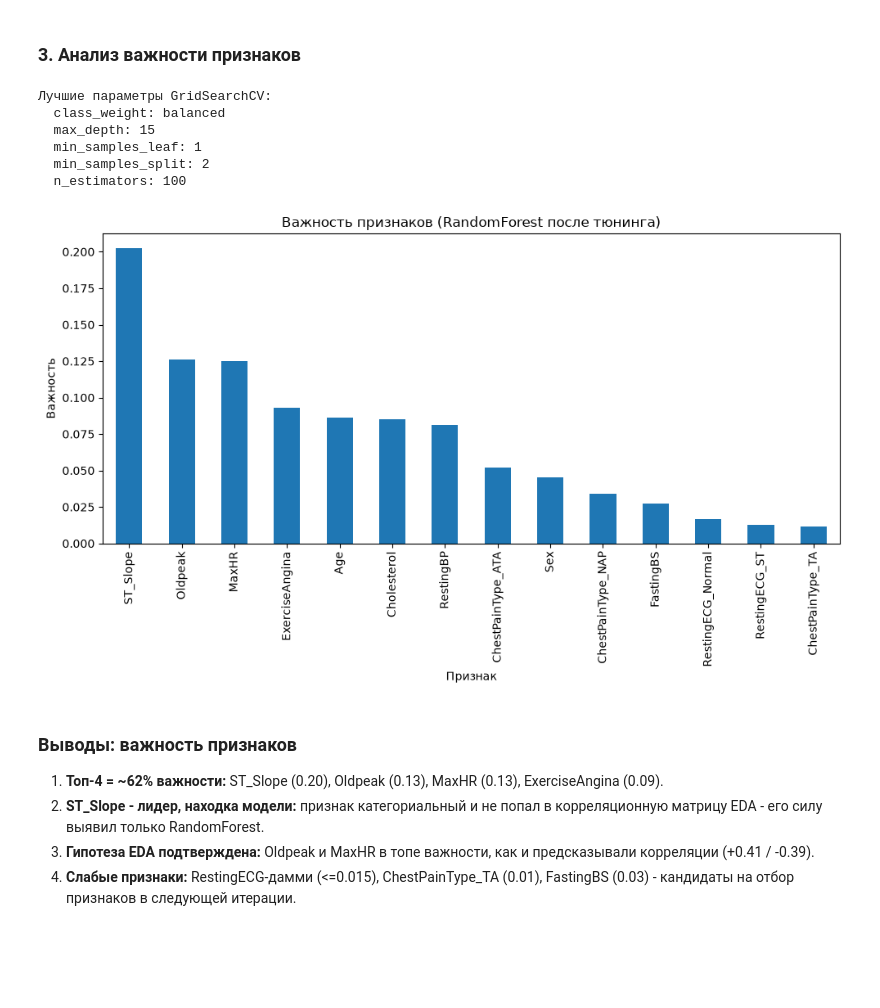
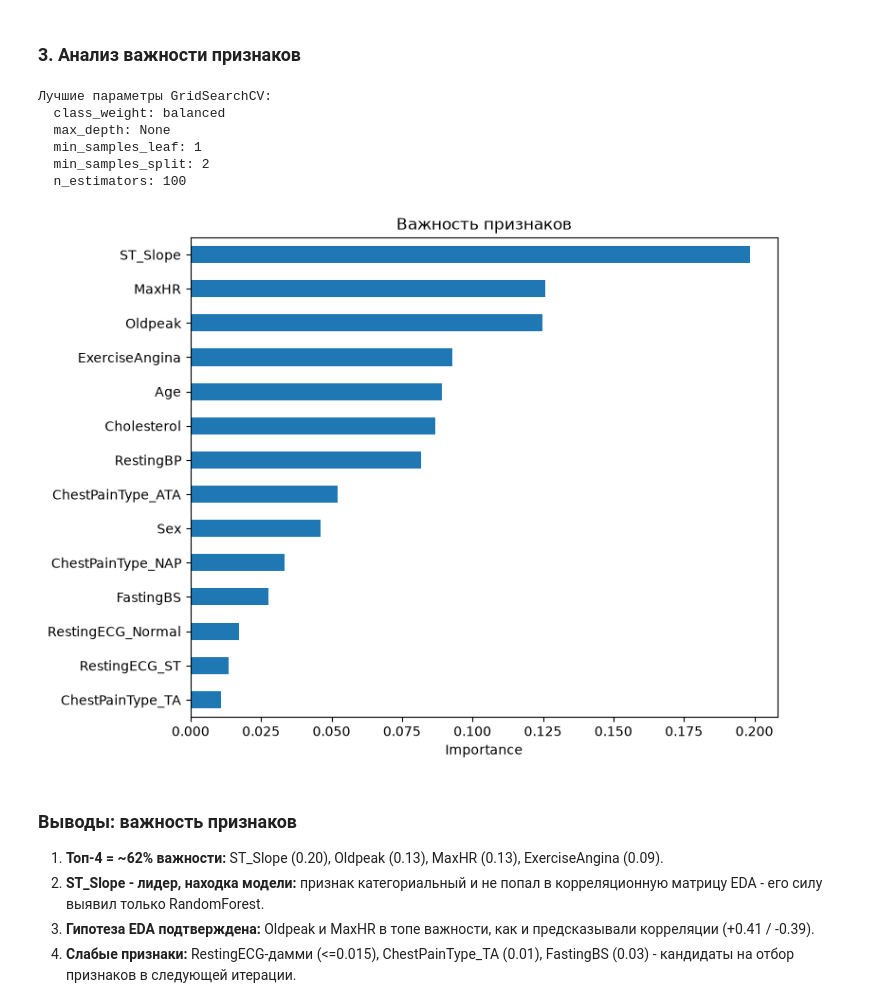
Before and after one commit to Uvarov-IB22-1/heart_project, a Jupyter notebook: notebooks/models.ipynb, the cells around one changed output. Cells and saved outputs as stored; diff of their text form; code cells hidden in the pictures; blank space fills up the shorter version.

Commit message:
Этап 3: рефакторинг clean.ipynb/models.ipynb на использование src/, добавлено сохранение модели

```diff
--- a/notebooks/models.ipynb
+++ b/notebooks/models.ipynb
@@ -163,28 +79,9 @@ cv_df
 # %% [markdown]
 # 2. Сравнение метрик, подбор гиперпараметров (GridSearchCV/RandomizedSearchCV) для лучшей модели.
 # %%
-# сетка параметров - не слишком большая, чтобы считалось быстро
-param_grid = {
-    'n_estimators': [100, 200, 300],
-    'max_depth': [5, 10, 15, None],
-    'min_samples_leaf': [1, 2, 4],
-    'min_samples_split': [2, 5, 10],
-    'class_weight': [None, 'balanced']
-}
+from src.train import tune_rf
 
-rf_base = RandomForestClassifier(random_state=42)
-
-grid = GridSearchCV(
-    rf_base,
-    param_grid,
-    scoring='f1',           # оптимизируем F1, т.к. классы несбалансированы
-    cv=5,
-    n_jobs=-1,              # параллельно на всех ядрах
-    verbose=1
-)
-
-grid.fit(X_train, y_train)
-
+grid = tune_rf(X_train, y_train)
 print('Лучшие параметры:', grid.best_params_)
 print('Лучший F1 на CV:', round(grid.best_score_, 3))
 # %% [output]
@@ -210,8 +106,8 @@ Fitting 5 folds for each of 216 candidates, totalling 1080 fits
 Из-за несбалансированности классов целесообразнее использовать F1, чем Accuracy
 # %%
 # базовая модель (дефолты)
-rf_before = RandomForestClassifier(n_estimators=100, random_state=42)
-rf_before.fit(X_train, y_train)
+rf_before = models['RandomForest']
+rf_after = grid.best_estimator_
 
 # тюнингованная модель
 rf_after = grid.best_estimator_
@@ -278,30 +171,21 @@ plt.show()
 # %% [markdown]
 ### 3. Анализ важности признаков
 # %%
-# лучшие параметры
+from src.evaluate import plot_feature_importance
+
 print('Лучшие параметры GridSearchCV:')
 for param, value in grid.best_params_.items():
     print(f'  {param}: {value}')
 
-# важность признаков
-importances = pd.Series(rf_after.feature_importances_, index=X_train.columns)
-importances = importances.sort_values(ascending=False)
-
-plt.figure(figsize=(10, 6))
-importances.plot(kind='bar')
-plt.title('Важность признаков (RandomForest после тюнинга)')
-plt.ylabel('Важность')
-plt.xlabel('Признак')
-plt.tight_layout()
-plt.show()
+plot_feature_importance(rf_after, X_train.columns)
 # %% [output]
 Лучшие параметры GridSearchCV:
   class_weight: balanced
-  max_depth: 15
+  max_depth: None
   min_samples_leaf: 1
   min_samples_split: 2
   n_estimators: 100
-[figure, old version]
+[figure, new version]
 # %% [markdown]
 ### Выводы: важность признаков
 
```
Also changed, not shown: parts of 10 cells of this notebook, 2 other files.
